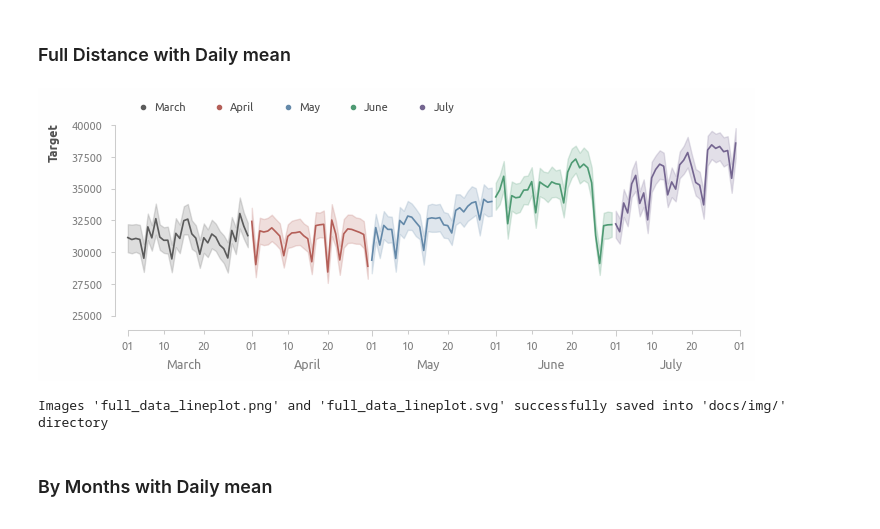
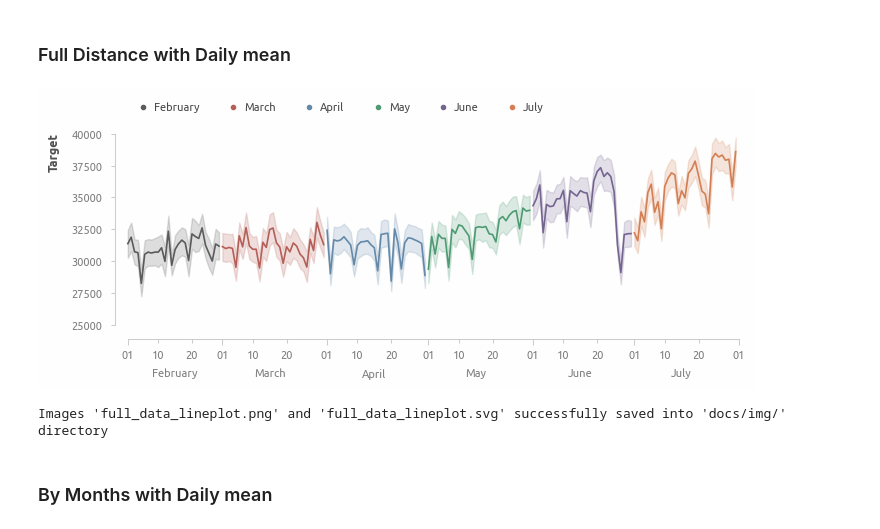
Before and after one commit to a-chasovsky/electric-power-consumption, a Jupyter notebook: 01-explore.ipynb, the cells around one changed output. Drawn from its saved outputs; the diff is of its cells as text; code cells hidden in the pictures.

```diff
--- a/01-explore.ipynb
+++ b/01-explore.ipynb
@@ -441,46 +441,42 @@ plt.show()
 fig = plt.figure()
 
 sns.lineplot(
-    data=train.loc['2017-03-01':],
-    x=train.loc['2017-03-01':].index.to_period('d').to_timestamp(),
+    data=train.loc['2017-02-01':],
+    x=train.loc['2017-02-01':].index.to_period('d').to_timestamp(),
     y='target1',
     hue='month',
-    palette=palette[:5]
+    palette=palette[:6]
 )
 
 axis_rstyle(yticks=[25000, 40000, 2500], grid=False)
 
 ax = ax_current()
 ax.xaxis.set_major_formatter(mpl.dates.DateFormatter(fmt='%d'))
 ax.xaxis.set_major_locator(mpl.dates.DayLocator(bymonthday=[1], interval=1))
 ax.xaxis.set_minor_formatter(mpl.dates.DateFormatter(fmt='%d'))
 ax.xaxis.set_minor_locator(mpl.dates.DayLocator(bymonthday=[10, 20], interval=1))
 ax.tick_params(axis='x', which='major', direction='out', size=4.5, pad=3.5, labelsize=8)
 ax.tick_params(axis='x', which='minor', direction='out', size=3, pad=5, labelsize=8)
 
 ax1 = ax.secondary_xaxis('bottom')
 ax1.spines['bottom'].set_position(('outward', 23))
 ax1.spines['bottom'].set_visible(False)
 ax1.tick_params(bottom=False, labelcolor='#808080')
 ax1.xaxis.set_major_formatter(mpl.dates.DateFormatter(fmt='%B'))
 ax1.xaxis.set_major_locator(mpl.dates.DayLocator(bymonthday=15))
-ax1.tick_params(axis='x', labelsize=9)
 
-# plt.legend(
-#     **legend_mid(bbox_to_anchor=(1.025, 1)),
-#     **legend_create_handles(kind='point', labels=months_list))
 plt.legend(
-    **legend_inline(bbox_to_anchor=(0, 1)),
+    **legend_inline(bbox_to_anchor=(0, 1.05)),
     **legend_create_handles(
-        kind='point', labels=months_list[2:7]))
+        kind='point', labels=months_list[1:7]), columnspacing=2)
 plt.xlabel(None)
 plt.ylabel('Target')
 
 plt.show()
 
 savefig('full_data_lineplot', dir_save_img)
 # %% [output]
-[figure, old version]
+[figure, new version]
 Images 'full_data_lineplot.png' and 'full_data_lineplot.svg' successfully saved into 'docs/img/' directory
 # %% [markdown]
 ### By Months with Daily mean
```
Also changed, not shown: 2 other files.
